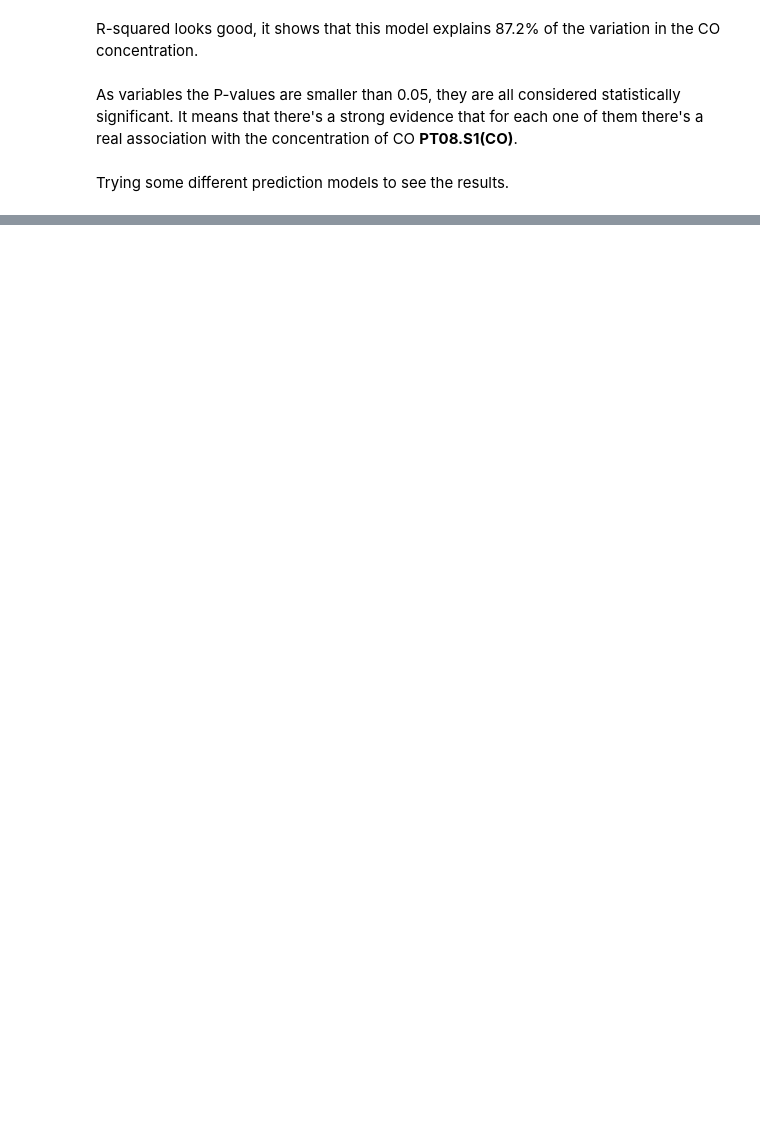
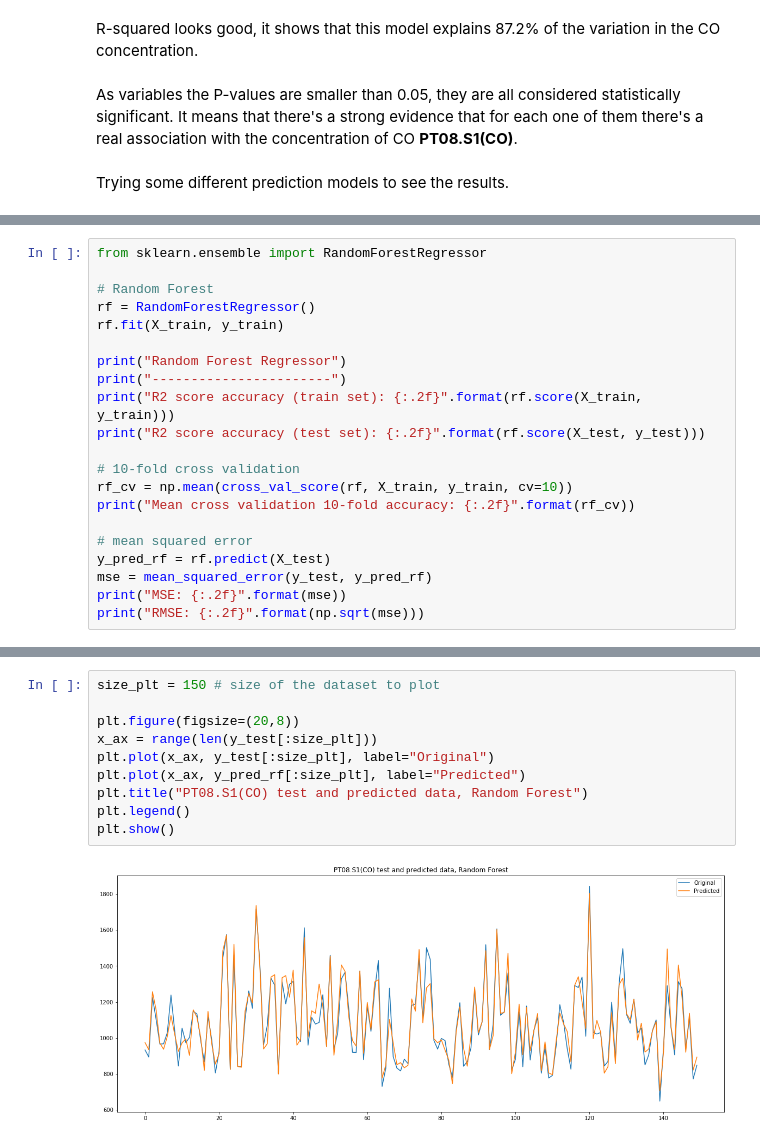
Before and after one commit to elisiojsj/Data-Science, a Jupyter notebook: CO_concentration-analysis.ipynb, the cells around one changed output, grey strips where cells are left out. Drawn from its saved outputs; the diff is of its cells as text; blank space fills up the shorter version.

```diff
--- a/CO_concentration-analysis.ipynb
+++ b/CO_concentration-analysis.ipynb
@@ -441,0 +408,21 @@ Mean cross Validation 10-fold accuracy: 0.9334540326577969
+# %%
+from sklearn.ensemble import RandomForestRegressor
+
+# Random Forest
+rf = RandomForestRegressor()
+rf.fit(X_train, y_train)
+
+print("Random Forest Regressor")
+print("-----------------------")
+print("R2 score accuracy (train set): {:.2f}".format(rf.score(X_train, y_train)))
+print("R2 score accuracy (test set): {:.2f}".format(rf.score(X_test, y_test)))
+
+# 10-fold cross validation
+rf_cv = np.mean(cross_val_score(rf, X_train, y_train, cv=10))
+print("Mean cross validation 10-fold accuracy: {:.2f}".format(rf_cv))
+
+# mean squared error
+y_pred_rf = rf.predict(X_test)
+mse = mean_squared_error(y_test, y_pred_rf)
+print("MSE: {:.2f}".format(mse))
+print("RMSE: {:.2f}".format(np.sqrt(mse)))
@@ -441,0 +477,12 @@ Mean cross Validation 10-fold accuracy: 0.9334540326577969
+# %%
+size_plt = 150 # size of the dataset to plot
+
+plt.figure(figsize=(20,8))
+x_ax = range(len(y_test[:size_plt]))
+plt.plot(x_ax, y_test[:size_plt], label="Original")
+plt.plot(x_ax, y_pred_rf[:size_plt], label="Predicted")
+plt.title("PT08.S1(CO) test and predicted data, Random Forest")
+plt.legend()
+plt.show()
+# %% [output]
+[figure, added]
```
Also changed, not shown: parts of 11 cells of this notebook.
